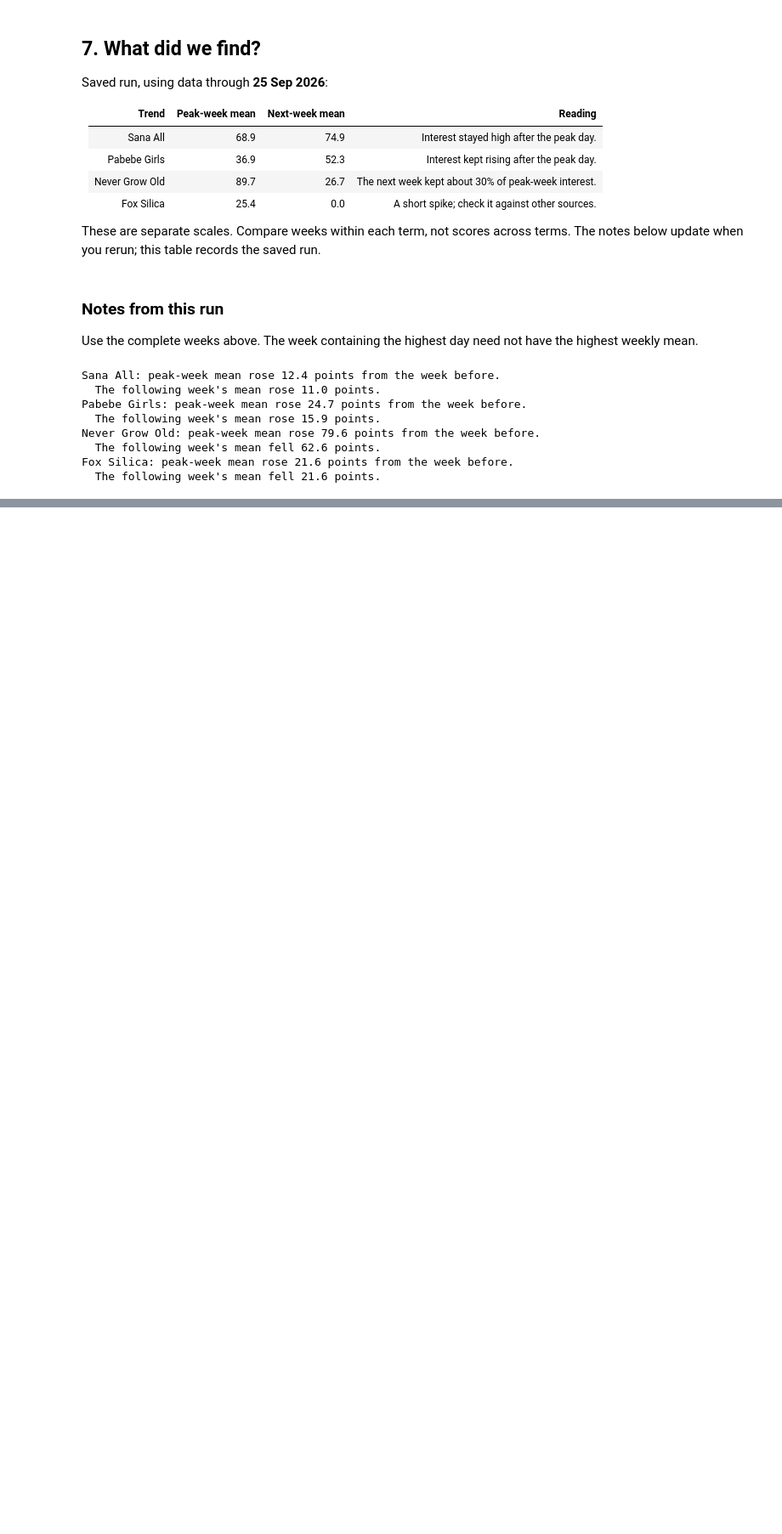
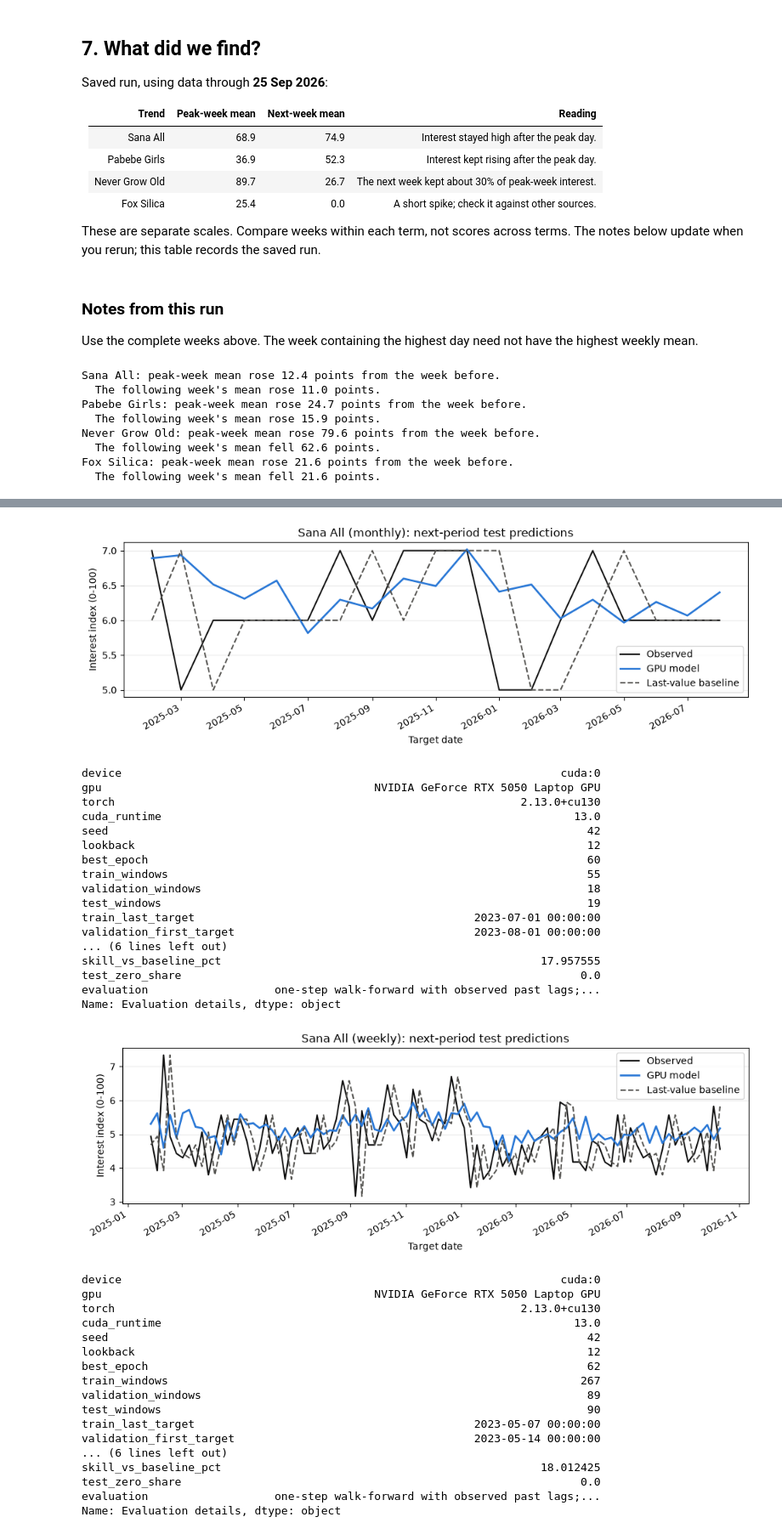
Before and after one commit to mcfcs/tagatrend, a Jupyter notebook: google_trends.ipynb, the cells around one changed output, grey strips where cells are left out. Shown at 85% size. Saved outputs shown, nothing was run; the diff lists cells and outputs as text; code cells hidden in the pictures; blank space fills up the shorter version.

Commit message:
trying different ml models

```diff
--- a/google_trends.ipynb
+++ b/google_trends.ipynb
@@ -1031,0 +1250,53 @@ pulls, and consistent histories before increasing model size.
+# %%
+for (slug, resolution), result in ml_results.items():
+    predictions = result["predictions"]
+    fig, ax = plt.subplots(figsize=(10, 3.5))
+    ax.plot(predictions.index, predictions["actual"], label="Observed", color="#0b0b0b", linewidth=1.5)
+    ax.plot(predictions.index, predictions["predicted"], label="GPU model", color="#2a78d6", linewidth=2)
+    ax.plot(predictions.index, predictions["last_value_baseline"], label="Last-value baseline",
+            color="#52514e", linestyle="--")
+    ax.set(title=f"{ml_series[(slug, resolution)].name} ({resolution}): next-period test predictions",
+           xlabel="Target date", ylabel="Interest index (0-100)")
+    ax.legend()
+    ax.grid(axis="y", alpha=0.25)
+    fig.autofmt_xdate()
+    fig.tight_layout()
+    plt.show()
+    display(pd.Series(result["metrics"], name="Evaluation details"))
+# %% [output]
+[figure, added]
+device                                                                  cuda:0
+gpu                                         NVIDIA GeForce RTX 5050 Laptop GPU
+torch                                                             2.13.0+cu130
+cuda_runtime                                                              13.0
+seed                                                                        42
+lookback                                                                    12
+best_epoch                                                                  60
+train_windows                                                               55
+validation_windows                                                          18
+test_windows                                                                19
+train_last_target                                          2023-07-01 00:00:00
+validation_first_target                                    2023-08-01 00:00:00
+... (6 lines left out)
+skill_vs_baseline_pct                                                17.957555
+test_zero_share                                                            0.0
+evaluation                   one-step walk-forward with observed past lags;...
+Name: Evaluation details, dtype: object
+[figure, added]
+device                                                                  cuda:0
+gpu                                         NVIDIA GeForce RTX 5050 Laptop GPU
+torch                                                             2.13.0+cu130
+cuda_runtime                                                              13.0
+seed                                                                        42
+lookback                                                                    12
+best_epoch                                                                  62
+train_windows                                                              267
+validation_windows                                                          89
+test_windows                                                                90
+train_last_target                                          2023-05-07 00:00:00
+validation_first_target                                    2023-05-14 00:00:00
+... (6 lines left out)
+skill_vs_baseline_pct                                                18.012425
+test_zero_share                                                            0.0
+evaluation                   one-step walk-forward with observed past lags;...
+Name: Evaluation details, dtype: object
```
Also changed, not shown: parts of 24 cells of this notebook, 1 other file.
